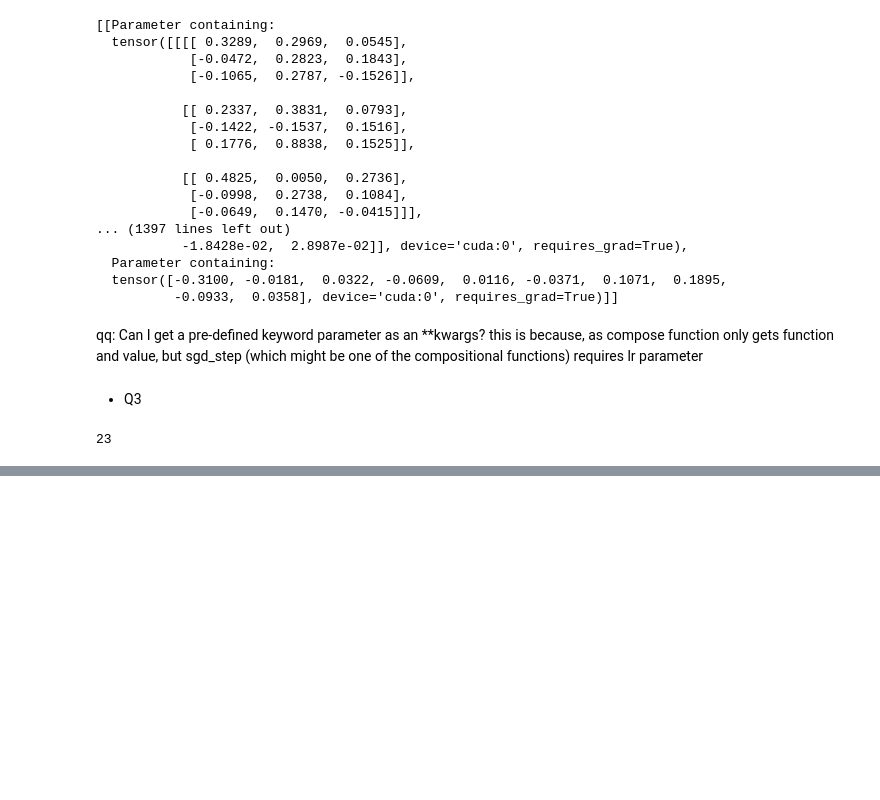
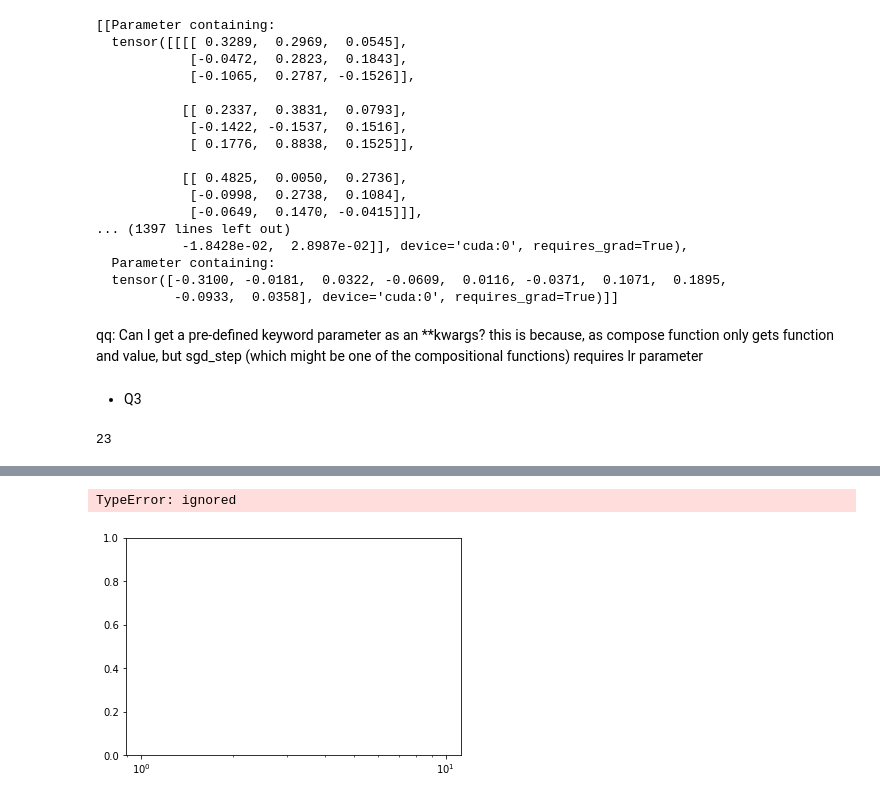
Before and after one commit to SpellOnYou/1000-days-of-code, a Jupyter notebook: dl_scratch/optimizer.ipynb, the cells around one changed output, grey strips where cells are left out. Cells and saved outputs as stored; diff of their text form; code cells hidden in the pictures; blank space fills up the shorter version.

```diff
--- a/dl_scratch/optimizer.ipynb
+++ b/dl_scratch/optimizer.ipynb
@@ -283,0 +335,5 @@ True
+# %%
+run.recorder.plot() #TODO
+# %% [output]
+TypeError: ignored
+[figure, added]
```
Also changed, not shown: parts of 30 cells of this notebook.
